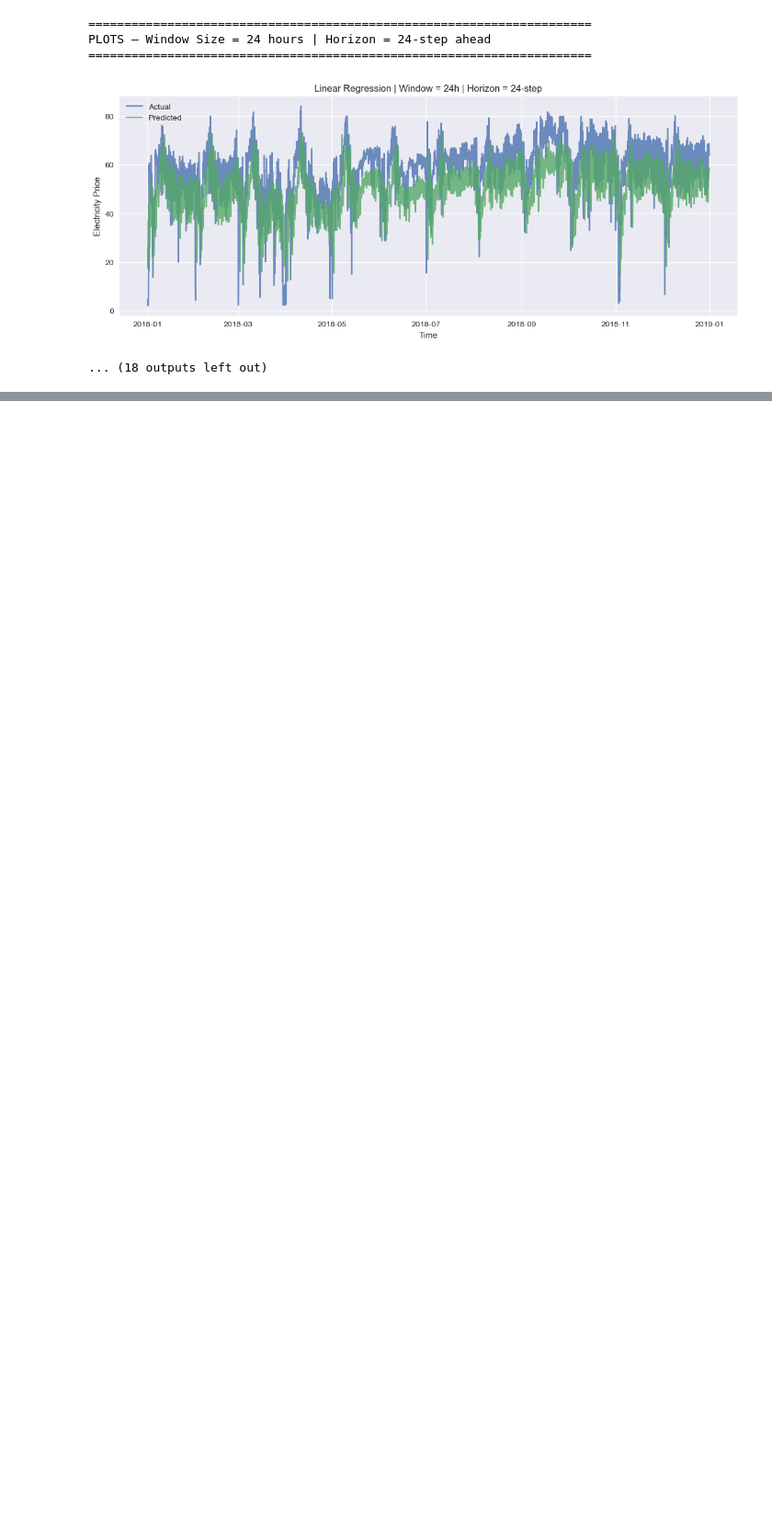
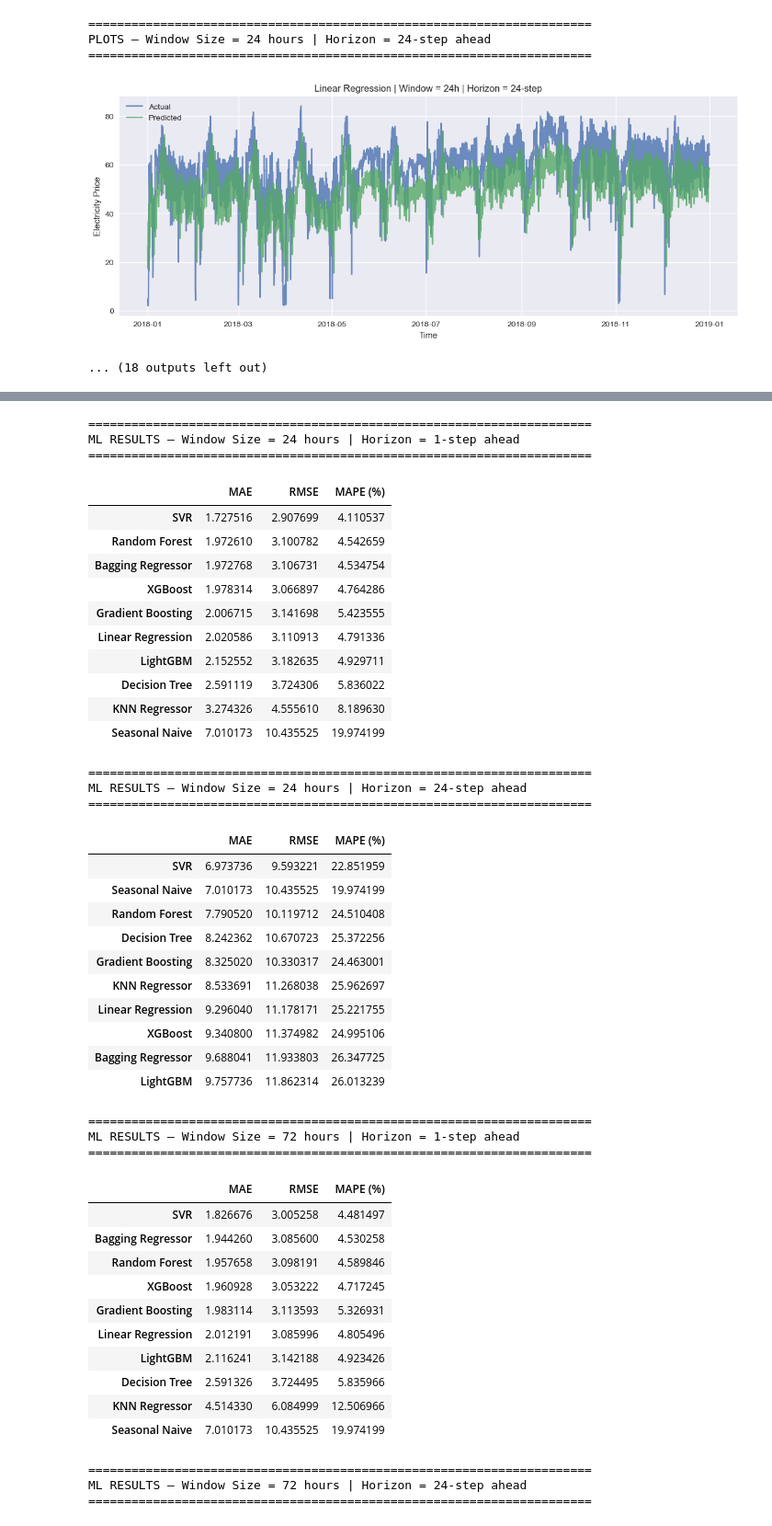
Before and after one commit to 1211882/MINDD_TP2_2025, a Jupyter notebook: project copy.ipynb, the cells around one changed output, grey strips where cells are left out. Shown at 92% size. Drawn from its saved outputs; the diff is of its cells as text; code cells hidden in the pictures; blank space fills up the shorter version.

```diff
--- a/project copy.ipynb
+++ b/project copy.ipynb
@@ -551,7 +551,7 @@ def make_sliding_window_dataset(df, target_col, window_size, horizon):
 # %% [markdown]
 ### Create datasets for each window size
 # %%
-window_sizes = [24, 48, 72]
+window_sizes = [24, 72]
 horizons = [1, 24]
 split_date = pd.Timestamp("2018-01-01")
 
@@ -992,0 +1030,51 @@ PLOTS — Window Size = 24 hours | Horizon = 24-step ahead
+# %%
+show_ml_scores_table(24, 1)
+show_ml_scores_table(24, 24)
+show_ml_scores_table(72, 1)
+show_ml_scores_table(72, 24)
+# %% [output]
+======================================================================
+ML RESULTS — Window Size = 24 hours | Horizon = 1-step ahead
+======================================================================
+|  | MAE | RMSE | MAPE (%) |
+| SVR | 1.727516 | 2.907699 | 4.110537 |
+| Random Forest | 1.972610 | 3.100782 | 4.542659 |
+| Bagging Regressor | 1.972768 | 3.106731 | 4.534754 |
+| XGBoost | 1.978314 | 3.066897 | 4.764286 |
+| Gradient Boosting | 2.006715 | 3.141698 | 5.423555 |
+| Linear Regression | 2.020586 | 3.110913 | 4.791336 |
+| LightGBM | 2.152552 | 3.182635 | 4.929711 |
+| Decision Tree | 2.591119 | 3.724306 | 5.836022 |
+| KNN Regressor | 3.274326 | 4.555610 | 8.189630 |
+| Seasonal Naive | 7.010173 | 10.435525 | 19.974199 |
+======================================================================
+ML RESULTS — Window Size = 24 hours | Horizon = 24-step ahead
+======================================================================
+|  | MAE | RMSE | MAPE (%) |
+| SVR | 6.973736 | 9.593221 | 22.851959 |
+| Seasonal Naive | 7.010173 | 10.435525 | 19.974199 |
+| Random Forest | 7.790520 | 10.119712 | 24.510408 |
+| Decision Tree | 8.242362 | 10.670723 | 25.372256 |
+| Gradient Boosting | 8.325020 | 10.330317 | 24.463001 |
+| KNN Regressor | 8.533691 | 11.268038 | 25.962697 |
+| Linear Regression | 9.296040 | 11.178171 | 25.221755 |
+| XGBoost | 9.340800 | 11.374982 | 24.995106 |
+| Bagging Regressor | 9.688041 | 11.933803 | 26.347725 |
+| LightGBM | 9.757736 | 11.862314 | 26.013239 |
+======================================================================
+ML RESULTS — Window Size = 72 hours | Horizon = 1-step ahead
+======================================================================
+|  | MAE | RMSE | MAPE (%) |
+| SVR | 1.826676 | 3.005258 | 4.481497 |
+| Bagging Regressor | 1.944260 | 3.085600 | 4.530258 |
+| Random Forest | 1.957658 | 3.098191 | 4.589846 |
+| XGBoost | 1.960928 | 3.053222 | 4.717245 |
+| Gradient Boosting | 1.983114 | 3.113593 | 5.326931 |
+| Linear Regression | 2.012191 | 3.085996 | 4.805496 |
+| LightGBM | 2.116241 | 3.142188 | 4.923426 |
+| Decision Tree | 2.591326 | 3.724495 | 5.835966 |
+| KNN Regressor | 4.514330 | 6.084999 | 12.506966 |
+| Seasonal Naive | 7.010173 | 10.435525 | 19.974199 |
+======================================================================
+ML RESULTS — Window Size = 72 hours | Horizon = 24-step ahead
+======================================================================
```
Also changed, not shown: parts of 8 cells of this notebook.
